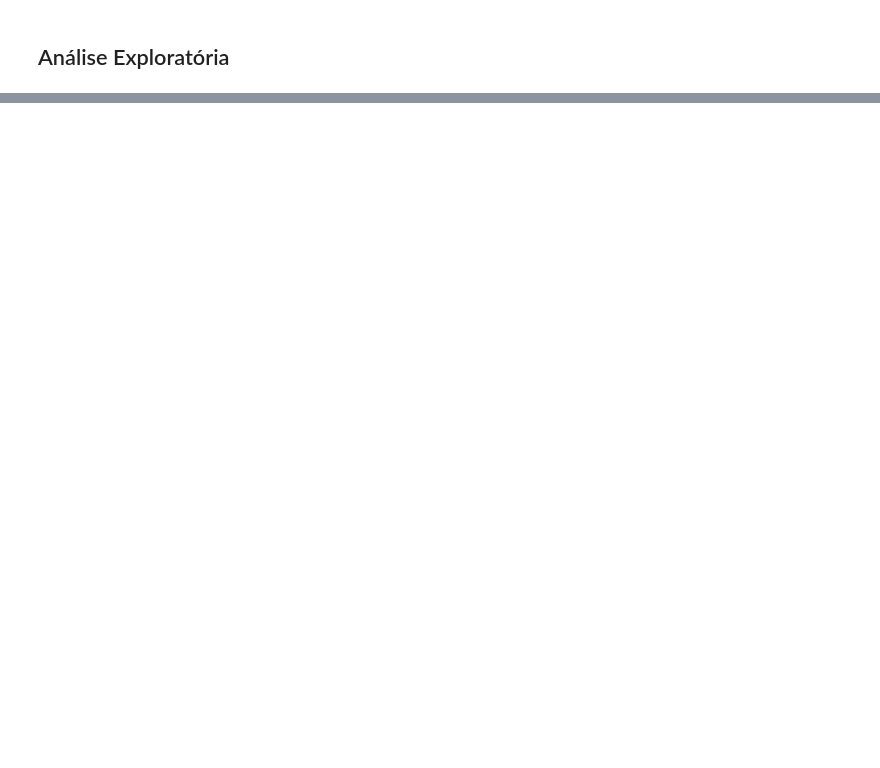
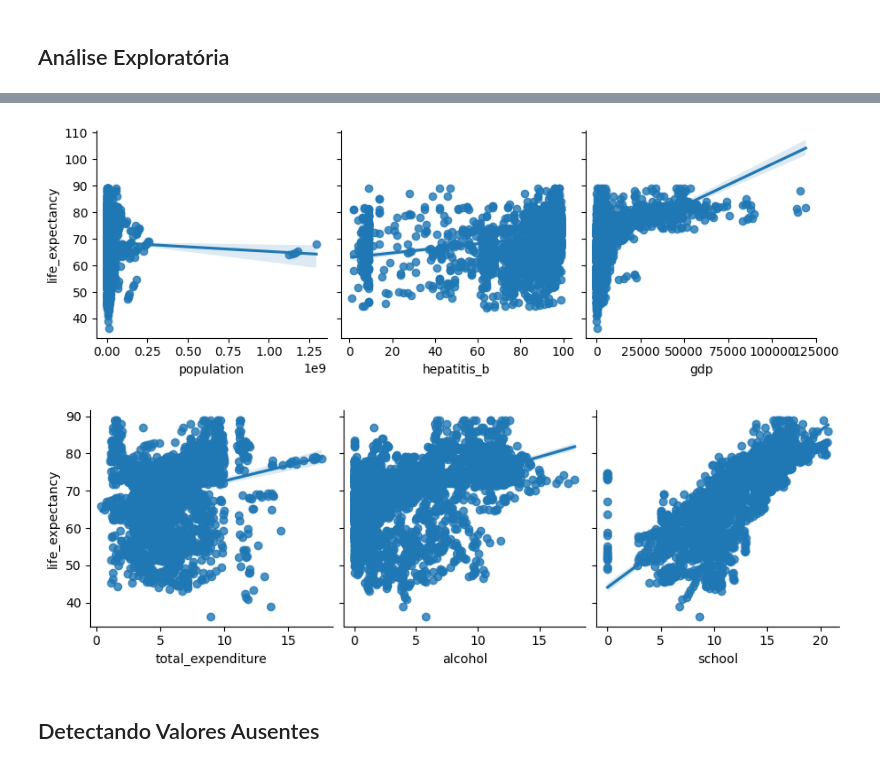
Before and after one commit to evandroviero/formacao-cientista-dados-dsa, a Jupyter notebook: DS para Análise Multivariada de Dados/Projeto 03/projeto_03.ipynb, the cells around one changed output, grey strips where cells are left out. Saved outputs shown, nothing was run; the diff lists cells and outputs as text; code cells hidden in the pictures; blank space fills up the shorter version.

```diff
--- a/DS para Análise Multivariada de Dados/Projeto 03/projeto_03.ipynb
+++ b/DS para Análise Multivariada de Dados/Projeto 03/projeto_03.ipynb
@@ -109,0 +102,21 @@ df.head()
+# %%
+def dsa_get_pairs(data, alvo, atributos, n):
+    # Grupos de linhas com 3 (n) gráficos por linha
+    grupos_linhas = [atributos[i:i+n] for i in range(0, len(atributos), n)]
+    # Loop pelos grupos de linhas para criar cada pair plot
+    for linha in grupos_linhas:
+        plot = sns.pairplot(x_vars = linha, y_vars = alvo, data = data, kind = "reg", height = 3)
+    return
+# %%
+# Variável alvo
+alvo = ['life_expectancy']
+
+# Vamos usar alguns atributos
+atributos = ['population', 'hepatitis_b', 'gdp', 'total_expenditure', 'alcohol', 'school']
+
+dsa_get_pairs(df, alvo, atributos, 3)
+# %% [output]
+[figure, added]
+[figure, added]
+# %% [markdown]
+## Detectando Valores Ausentes
```
Also changed, not shown: parts of 37 cells of this notebook.
